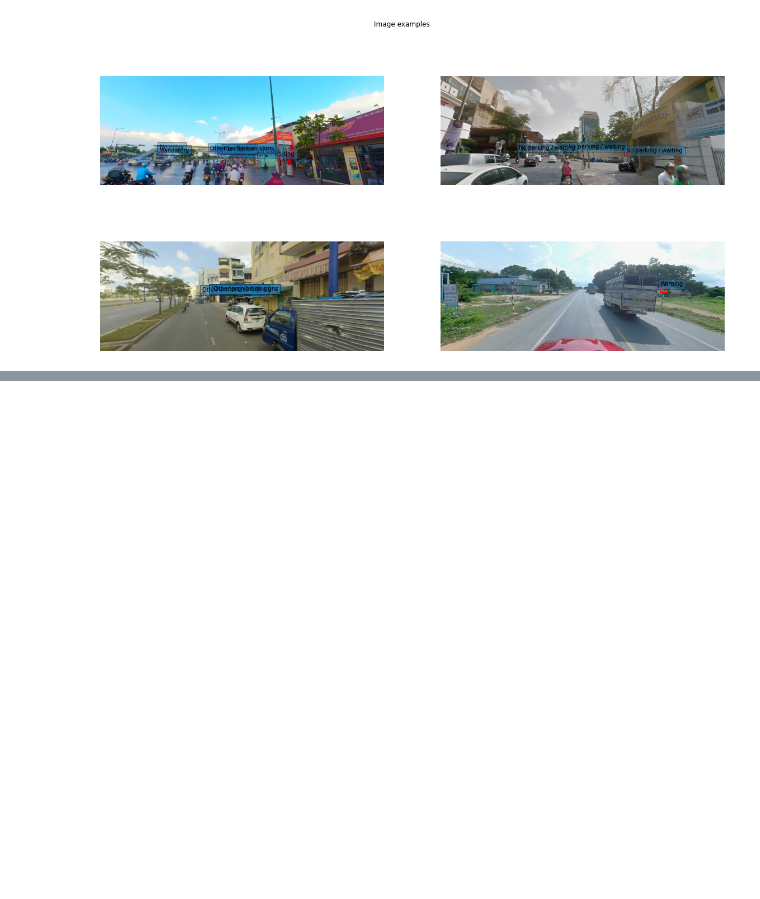
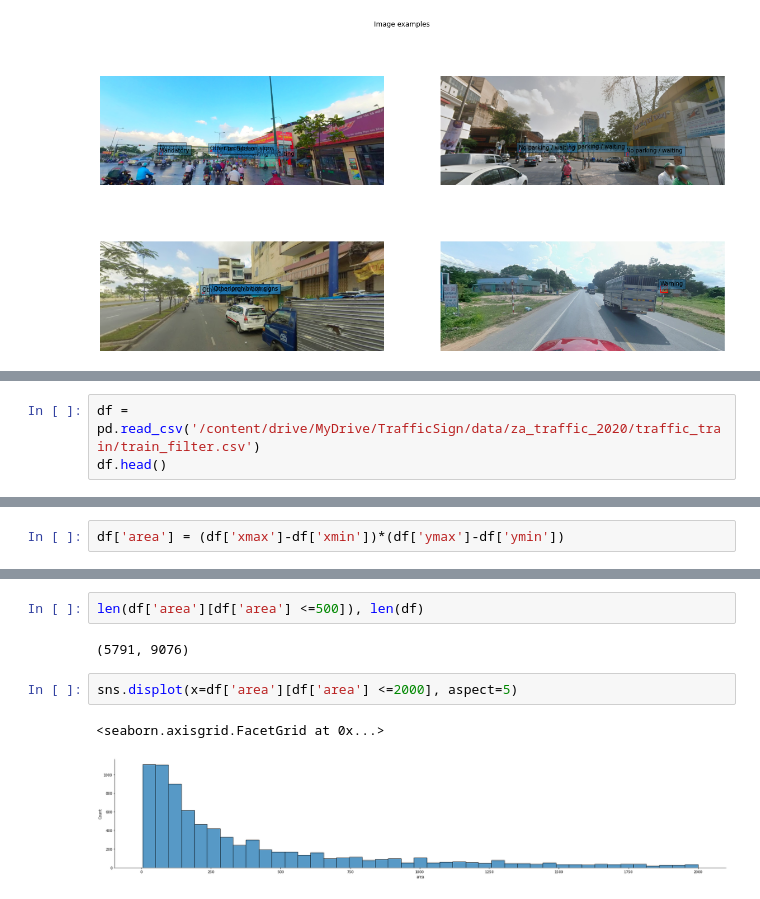
Before and after one commit to DaiVo20/za_traffic_detection, a Jupyter notebook: DataPreprocessing.ipynb, the cells around one changed output, grey strips where cells are left out. Cells and saved outputs as stored; diff of their text form; blank space fills up the shorter version.

```diff
--- a/DataPreprocessing.ipynb
+++ b/DataPreprocessing.ipynb
@@ -222,0 +426,3 @@ for i in df_img.index:
+# %%
+df = pd.read_csv('/content/drive/MyDrive/TrafficSign/data/za_traffic_2020/traffic_train/train_filter.csv')
+df.head()
@@ -222,0 +440,2 @@ for i in df_img.index:
+# %%
+df['area'] = (df['xmax']-df['xmin'])*(df['ymax']-df['ymin'])
@@ -222,0 +454,9 @@ for i in df_img.index:
+# %%
+len(df['area'][df['area'] <=500]), len(df)
+# %% [output]
+(5791, 9076)
+# %%
+sns.displot(x=df['area'][df['area'] <=2000], aspect=5)
+# %% [output]
+<seaborn.axisgrid.FacetGrid at 0x...>
+[figure, added]
```
Also changed, not shown: parts of 30 cells of this notebook.
